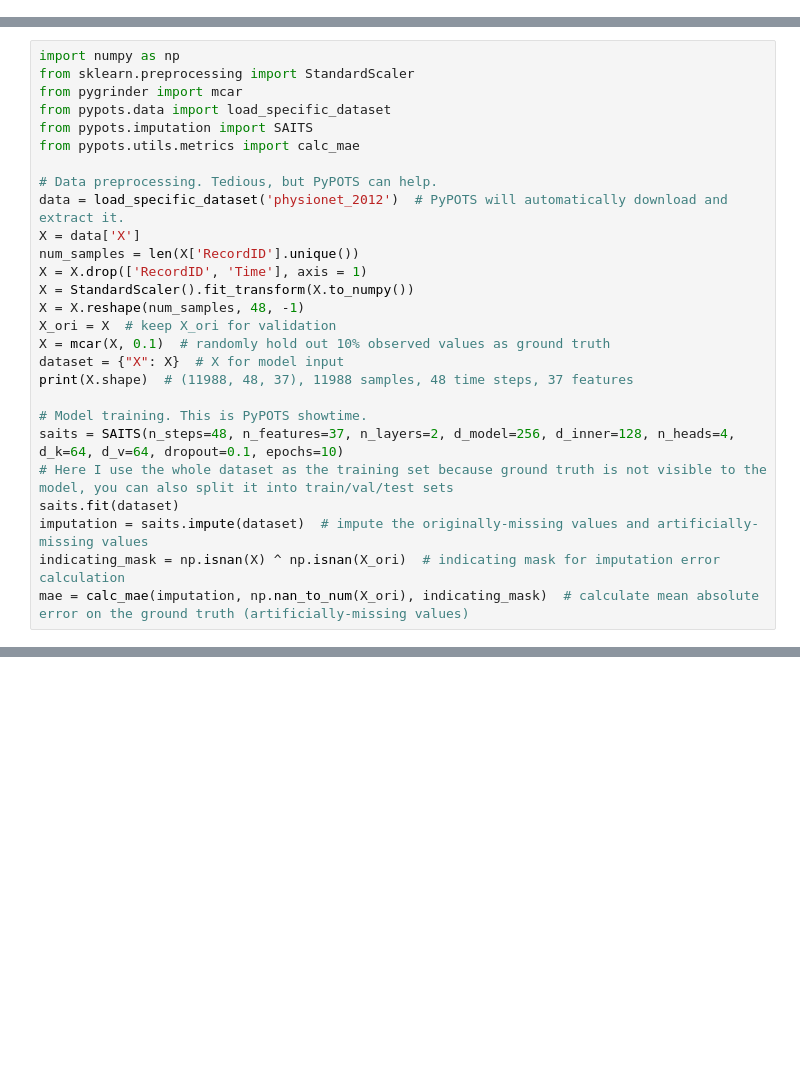
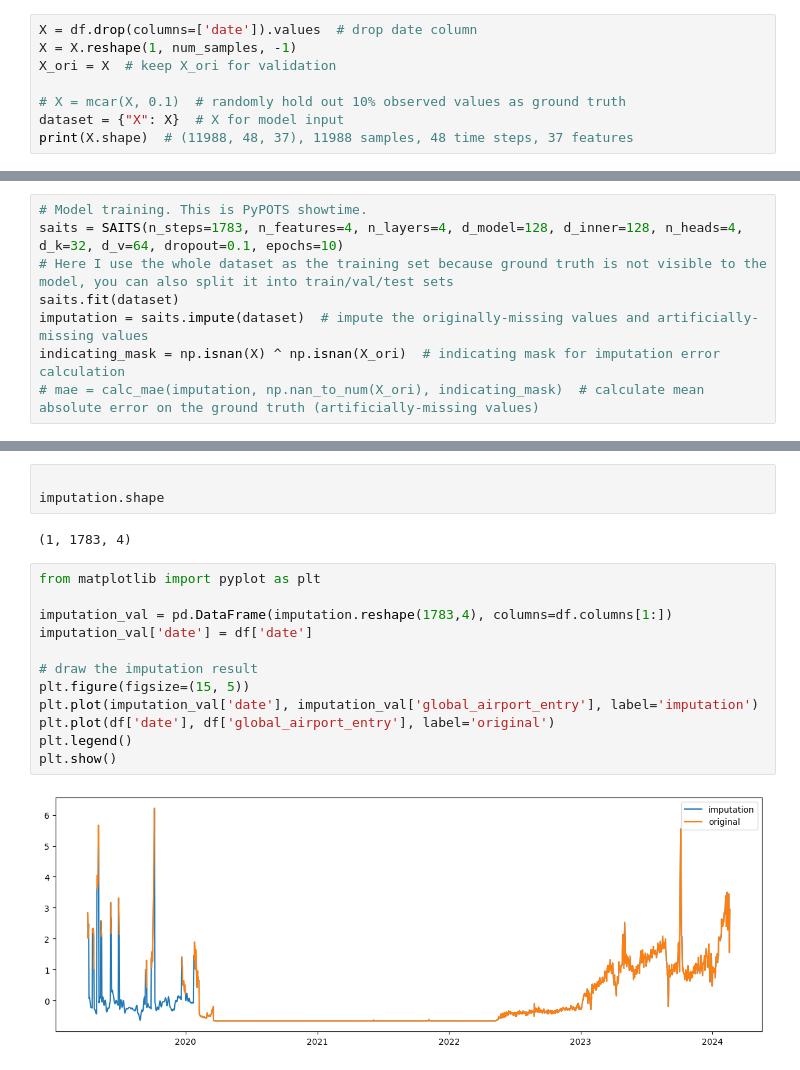
Before and after one commit to jiadol/Travel_Ml, a Jupyter notebook: notebooks/time_series_imputation.ipynb, the cells around one changed output, grey strips where cells are left out. Drawn from its saved outputs; the diff is of its cells as text; blank space fills up the shorter version.

Commit message:
0.6.0 / 2021-07-20 add time series imputation notebook

```diff
--- a/notebooks/time_series_imputation.ipynb
+++ b/notebooks/time_series_imputation.ipynb
@@ -0,0 +49,8 @@
+# %%
+X = df.drop(columns=['date']).values  # drop date column
+X = X.reshape(1, num_samples, -1)
+X_ori = X  # keep X_ori for validation
+
+# X = mcar(X, 0.1)  # randomly hold out 10% observed values as ground truth
+dataset = {"X": X}  # X for model input
+print(X.shape)  # (11988, 48, 37), 11988 samples, 48 time steps, 37 features
@@ -1,27 +59,8 @@
 # %%
-import numpy as np
-from sklearn.preprocessing import StandardScaler
-from pygrinder import mcar
-from pypots.data import load_specific_dataset
-from pypots.imputation import SAITS
-from pypots.utils.metrics import calc_mae
-
-# Data preprocessing. Tedious, but PyPOTS can help.
-data = load_specific_dataset('physionet_2012')  # PyPOTS will automatically download and extract it.
-X = data['X']
-num_samples = len(X['RecordID'].unique())
-X = X.drop(['RecordID', 'Time'], axis = 1)
-X = StandardScaler().fit_transform(X.to_numpy())
-X = X.reshape(num_samples, 48, -1)
-X_ori = X  # keep X_ori for validation
-X = mcar(X, 0.1)  # randomly hold out 10% observed values as ground truth
-dataset = {"X": X}  # X for model input
-print(X.shape)  # (11988, 48, 37), 11988 samples, 48 time steps, 37 features
-
 # Model training. This is PyPOTS showtime.
-saits = SAITS(n_steps=48, n_features=37, n_layers=2, d_model=256, d_inner=128, n_heads=4, d_k=64, d_v=64, dropout=0.1, epochs=10)
+saits = SAITS(n_steps=1783, n_features=4, n_layers=4, d_model=128, d_inner=128, n_heads=4, d_k=32, d_v=64, dropout=0.1, epochs=10)
 # Here I use the whole dataset as the training set because ground truth is not visible to the model, you can also split it into train/val/test sets
 saits.fit(dataset)
 imputation = saits.impute(dataset)  # impute the originally-missing values and artificially-missing values
 indicating_mask = np.isnan(X) ^ np.isnan(X_ori)  # indicating mask for imputation error calculation
-mae = calc_mae(imputation, np.nan_to_num(X_ori), indicating_mask)  # calculate mean absolute error on the ground truth (artificially-missing values)
+# mae = calc_mae(imputation, np.nan_to_num(X_ori), indicating_mask)  # calculate mean absolute error on the ground truth (artificially-missing values)
@@ -27,0 +83,19 @@ mae = calc_mae(imputation, np.nan_to_num(X_ori), indicating_mask)  # calculate m
+# %%
+
+imputation.shape
+# %% [output]
+(1, 1783, 4)
+# %%
+from matplotlib import pyplot as plt
+
+imputation_val = pd.DataFrame(imputation.reshape(1783,4), columns=df.columns[1:])
+imputation_val['date'] = df['date']
+
+# draw the imputation result
+plt.figure(figsize=(15, 5))
+plt.plot(imputation_val['date'], imputation_val['global_airport_entry'], label='imputation')
+plt.plot(df['date'], df['global_airport_entry'], label='original')
+plt.legend()
+plt.show()
+# %% [output]
+[figure, added]
```
Also changed, not shown: parts of 5 cells of this notebook, 1 other file.
